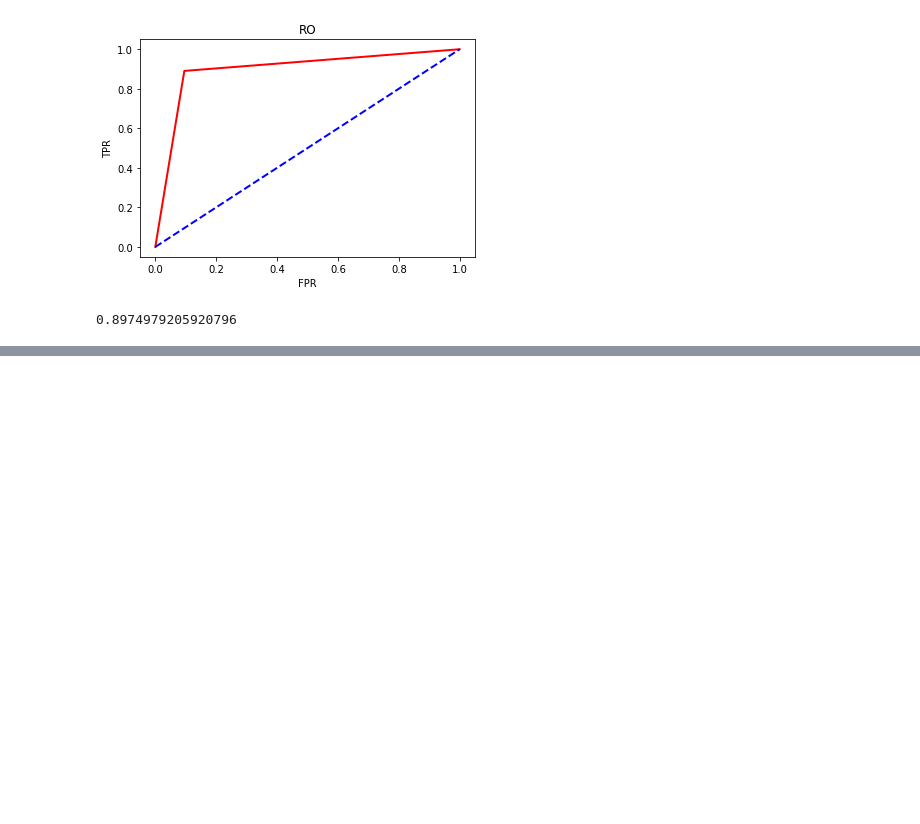
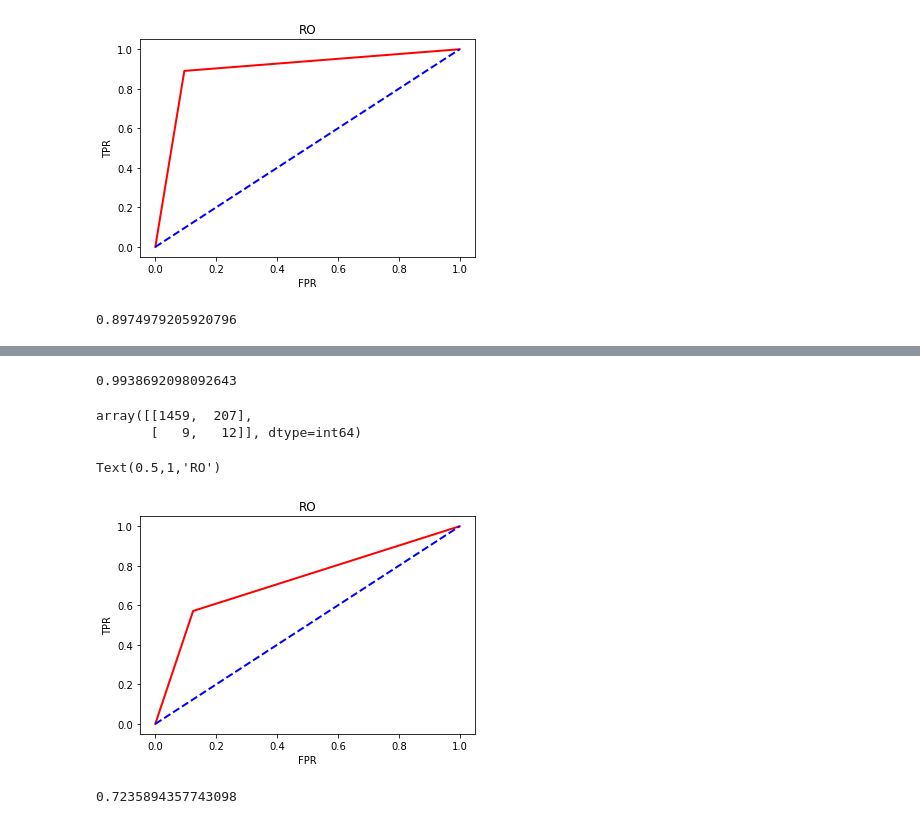
Before and after one commit to msd495/MLSOLHACKERRANK, a Jupyter notebook: COPD Analysis.ipynb, the cells around one changed output, grey strips where cells are left out. Saved outputs shown, nothing was run; the diff lists cells and outputs as text; code cells hidden in the pictures; blank space fills up the shorter version.

```diff
--- a/COPD Analysis.ipynb
+++ b/COPD Analysis.ipynb
@@ -526,0 +548,13 @@ roc_auc_score(model.predict(x),y)
+# %%
+#creating model
+model=Sequential()
+feature_length=len(featured_column)
+model.add(Dense(12,input_dim=feature_length,activation='relu'))#This is input layer which takes 12 neurons and receives 8 inputs
+model.add(Dense(8,activation='relu'))#The second hidden layer has 8 neurons
+model.add(Dense(1,activation='sigmoid'))#the output layer has 1 neurons for prediction
+# %%
+## Compile model
+model.compile(loss='binary_crossentropy', optimizer='adam', metrics=['accuracy'])
+# %%
+# Fit the model
+model.fit(x, y, epochs=25, batch_size=10)
@@ -526,0 +598,50 @@ roc_auc_score(model.predict(x),y)
+# %%
+trueInput=train.ix[train['Flare_Up']==1][featured_column]
+trueOutput=train.ix[train['Flare_Up']==1]['Flare_Up']
+##True positive rate
+trueInputPrediction=model.predict(trueInput)
+trueInputPredictionrounded = [int(round(x[0])) for x in trueInputPrediction]
+np.mean(trueInputPredictionrounded==trueOutput)
+
+
+##True negative
+falseInput=train.ix[train['Flare_Up']==0][featured_column]
+falseOutput=train.ix[train['Flare_Up']==0]['Flare_Up']
+##True negative rate
+falseInputPrediction=model.predict(falseInput)
+falseInputPredictionrounded = [int(round(x[0])) for x in falseInputPrediction]
+np.mean(falseInputPredictionrounded==falseOutput)
+# %% [output]
+0.9938692098092643
+# %%
+test_cross_validated_data=model.predict(x)
+test_cross_validated_datarounded = [int(round(x[0])) for x in test_cross_validated_data]
+# %%
+from sklearn.metrics import confusion_matrix, roc_curve, roc_auc_score
+confusion_matrix(test_cross_validated_datarounded,y)
+# %% [output]
+array([[1459,  207],
+       [   9,   12]], dtype=int64)
+# %%
+##Computing false and true positive rates
+fpr, tpr,_=roc_curve(test_cross_validated_datarounded,y,drop_intermediate=False)
+
+import matplotlib.pyplot as plt
+plt.figure()
+##Adding the ROC
+plt.plot(fpr, tpr, color='red',
+ lw=2, label='ROC curve')
+##Random FPR and TPR
+plt.plot([0, 1], [0, 1], color='blue', lw=2, linestyle='--')
+##Title and label
+plt.xlabel('FPR')
+plt.ylabel('TPR')
+plt.title('RO')
+# %% [output]
+Text(0.5,1,'RO')
+[figure, added]
+# %%
+#calculating the roc_auc_score
+roc_auc_score(test_cross_validated_datarounded,y)
+# %% [output]
+0.7235894357743098
```
Also changed, not shown: parts of 10 cells of this notebook.
